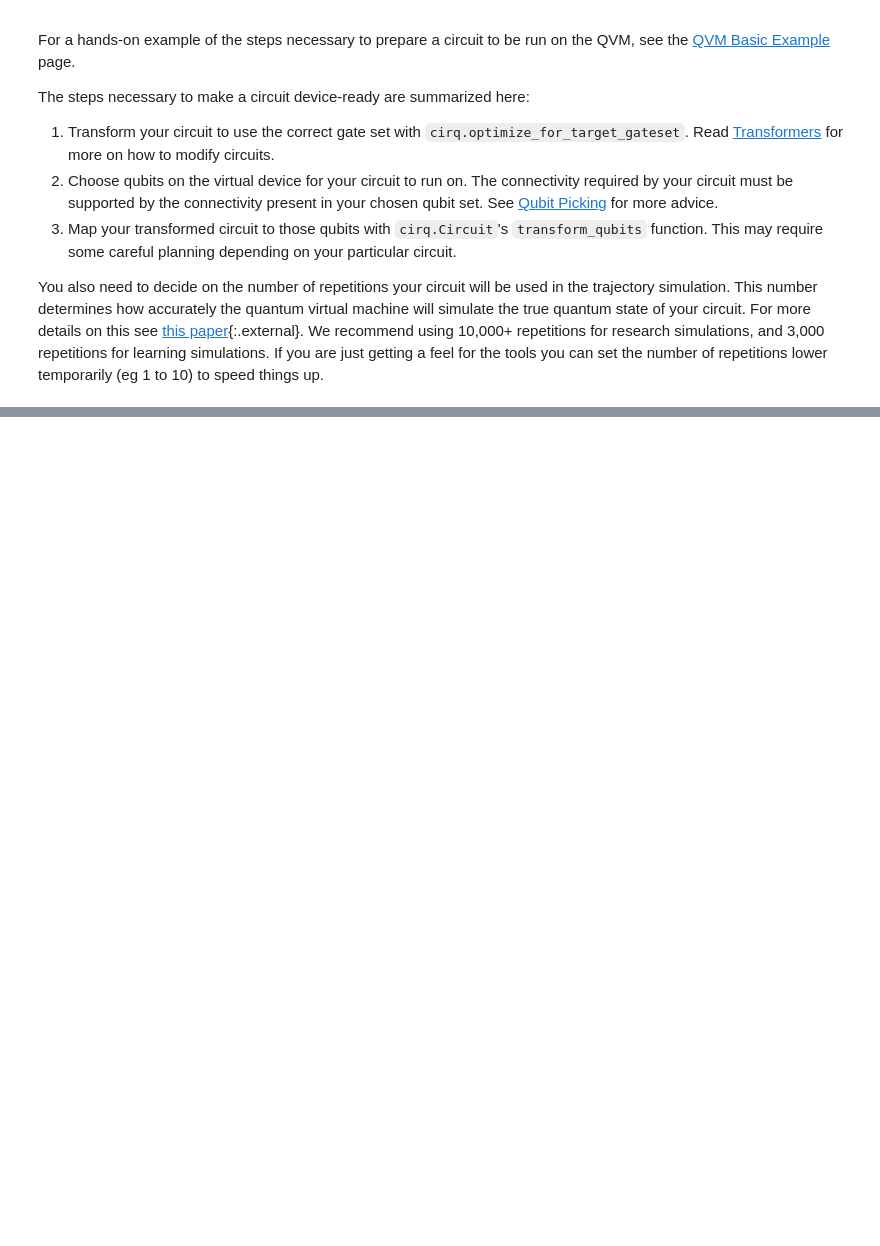
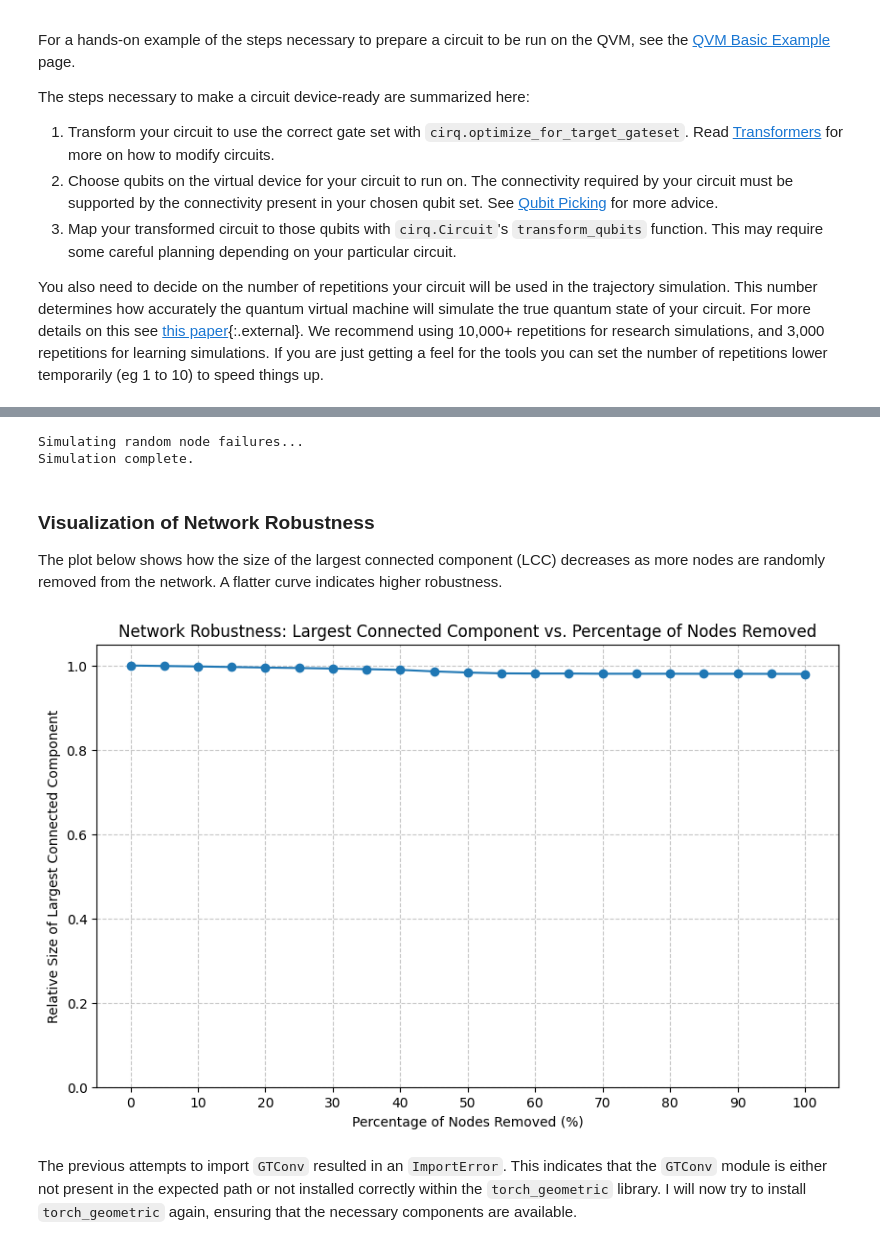
Before and after one commit to luisgabrielmatthew74/codeprojects, a Jupyter notebook: docs/simulate/quantum_virtual_machine-v11.ipynb, the cells around one changed output, grey strips where cells are left out. Drawn from its saved outputs; the diff is of its cells as text; code cells hidden in the pictures; blank space fills up the shorter version.

```diff
--- a/docs/simulate/quantum_virtual_machine-v11.ipynb
+++ b/docs/simulate/quantum_virtual_machine-v11.ipynb
@@ -1205,0 +283,74 @@ You also need to decide on the number of repetitions your circuit will be used i
+# %%
+import numpy as np
+
+def simulate_random_node_failure(graph, num_simulations=10, step=0.05):
+    initial_nodes = list(graph.nodes())
+    num_initial_nodes = len(initial_nodes)
+
+    # Store results for each simulation run
+    all_lcc_sizes = []
+
+    # Iterate through different percentages of removed nodes
+    removed_percentages = np.arange(0, 1 + step, step)
+
+    for _ in range(num_simulations):
+        lcc_sizes_per_simulation = []
+        current_graph = graph.copy() # Work on a copy for each simulation
+        nodes_to_remove = []
+
+        # Shuffle nodes for random removal
+        np.random.shuffle(initial_nodes)
+
+        for i, p_remove in enumerate(removed_percentages):
+            # Determine how many nodes to remove for this percentage
+            target_nodes_to_remove_count = int(p_remove * num_initial_nodes)
+
+            # Add new nodes to remove if the target count is greater than currently removed
+            while len(nodes_to_remove) < target_nodes_to_remove_count:
+                if not initial_nodes: # No more nodes to remove
+                    break
+                nodes_to_remove.append(initial_nodes.pop())
+
+            # Remove the nodes from the current graph copy
+            current_graph.remove_nodes_from(nodes_to_remove)
+
+            # Calculate the size of the largest connected component
+            if current_graph.number_of_nodes() > 0:
+                # For directed graphs, we can check strongly connected components or weakly connected components.
+                # Weakly connected components are often used for general connectivity even in directed graphs.
+                lcc_size = len(max(nx.weakly_connected_components(current_graph), key=len))
+            else:
+                lcc_size = 0
+            lcc_sizes_per_simulation.append(lcc_size)
+        all_lcc_sizes.append(lcc_sizes_per_simulation)
+
+    # Calculate the average LCC size across all simulations
+    avg_lcc_sizes = np.mean(all_lcc_sizes, axis=0)
+
+    return removed_percentages, avg_lcc_sizes
+
+# Run the simulation
+print("Simulating random node failures...")
+percentages, avg_lcc_sizes = simulate_random_node_failure(G, num_simulations=50, step=0.05)
+print("Simulation complete.")
+# %% [output]
+Simulating random node failures...
+Simulation complete.
+# %% [markdown]
+### Visualization of Network Robustness
+
+The plot below shows how the size of the largest connected component (LCC) decreases as more nodes are randomly removed from the network. A flatter curve indicates higher robustness.
+# %%
+plt.figure(figsize=(10, 6))
+plt.plot(percentages * 100, avg_lcc_sizes / G.number_of_nodes(), marker='o', linestyle='-')
+plt.title('Network Robustness: Largest Connected Component vs. Percentage of Nodes Removed')
+plt.xlabel('Percentage of Nodes Removed (%)')
+plt.ylabel('Relative Size of Largest Connected Component')
+plt.grid(True, linestyle='--', alpha=0.7)
+plt.xticks(np.arange(0, 101, 10))
+plt.ylim(0, 1.05)
+plt.show()
+# %% [output]
+[figure, added]
+# %% [markdown]
+The previous attempts to import `GTConv` resulted in an `ImportError`. This indicates that the `GTConv` module is either not present in the expected path or not installed correctly within the `torch_geometric` library. I will now try to install `torch_geometric` again, ensuring that the necessary components are available.
```
Also changed, not shown: parts of 98 cells of this notebook.
